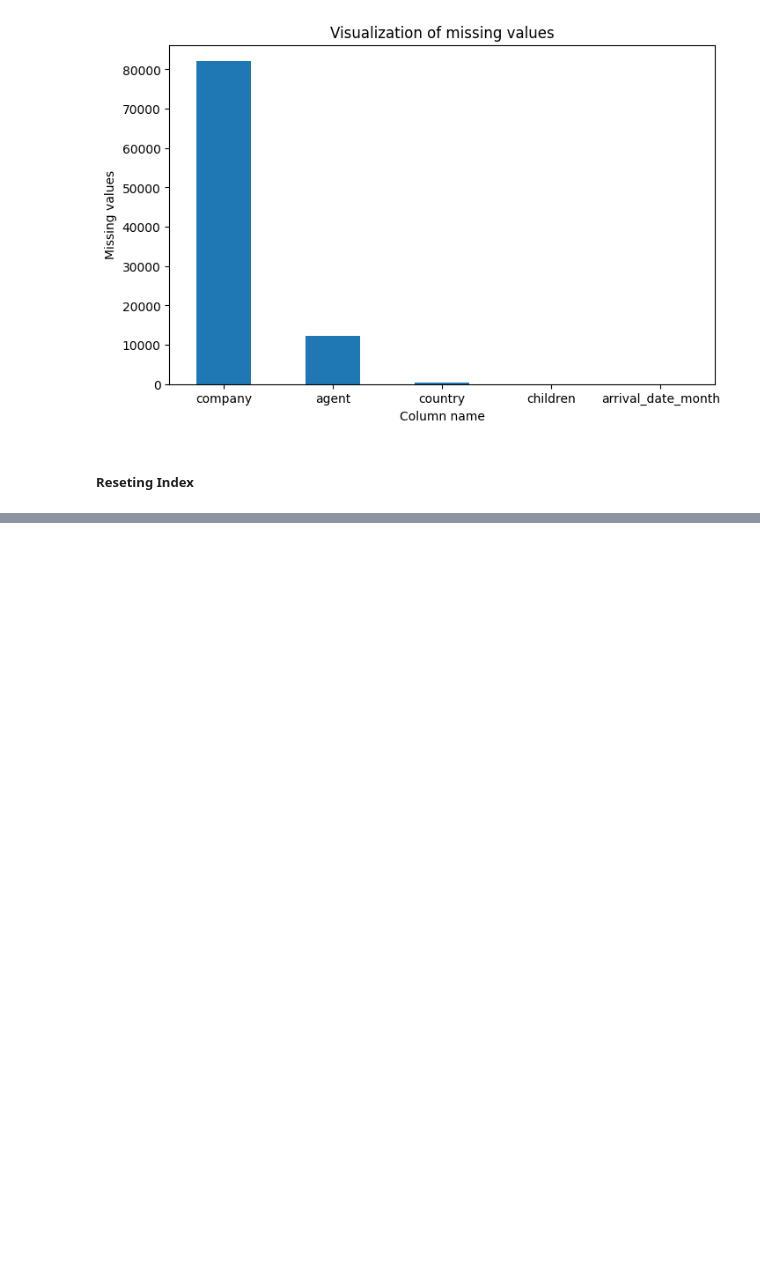
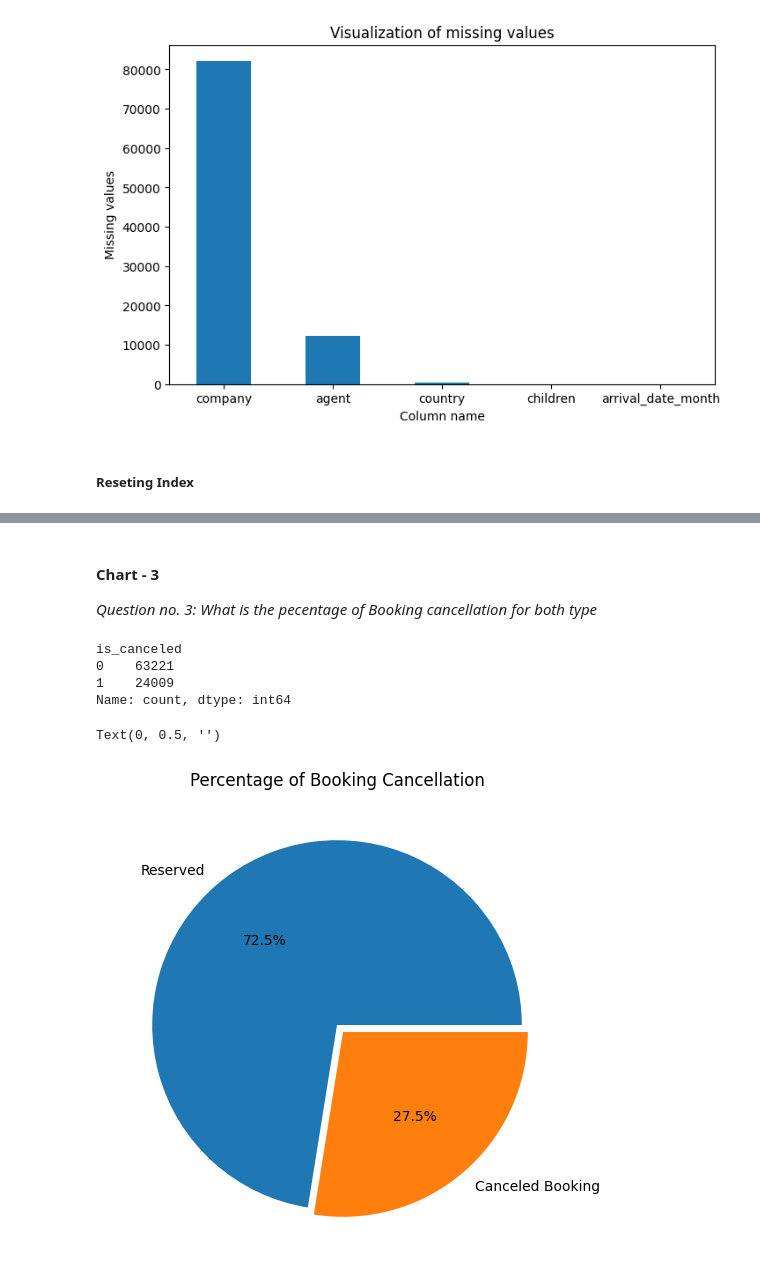
Before and after one commit to Digvijay-0/hotel-analysis, a Jupyter notebook: Hotel_Bookings.ipynb, the cells around one changed output, grey strips where cells are left out. Drawn from its saved outputs; the diff is of its cells as text; code cells hidden in the pictures; blank space fills up the shorter version.

```diff
--- a/Hotel_Bookings.ipynb
+++ b/Hotel_Bookings.ipynb
@@ -190,0 +436,23 @@ df.tail()
+# %% [markdown]
+#### Chart - 3
+*Question no. 3: What is the pecentage of Booking cancellation for both type*
+# %%
+# value count of is_canceled
+canceled = df1['is_canceled'].value_counts()        # 0 = not cancel, 1 = cancel
+canceled
+# %% [output]
+is_canceled
+0    63221
+1    24009
+Name: count, dtype: int64
+# %%
+# graph plotting
+custom_labels = ['Reserved', 'Canceled Booking']
+plt.figure(figsize= (6,6))
+canceled.plot(kind = 'pie', autopct = "%1.1f%%" , labels = custom_labels, explode =[0, 0.05] )
+
+plt.title('Percentage of Booking Cancellation')
+plt.ylabel('')
+# %% [output]
+Text(0, 0.5, '')
+[figure, added]
```
Also changed, not shown: parts of 29 cells of this notebook.
